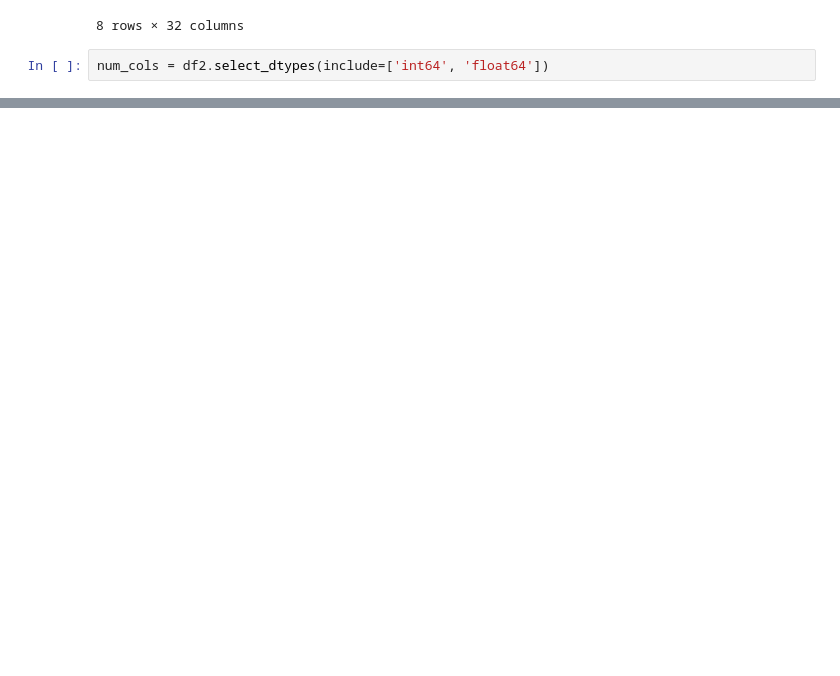
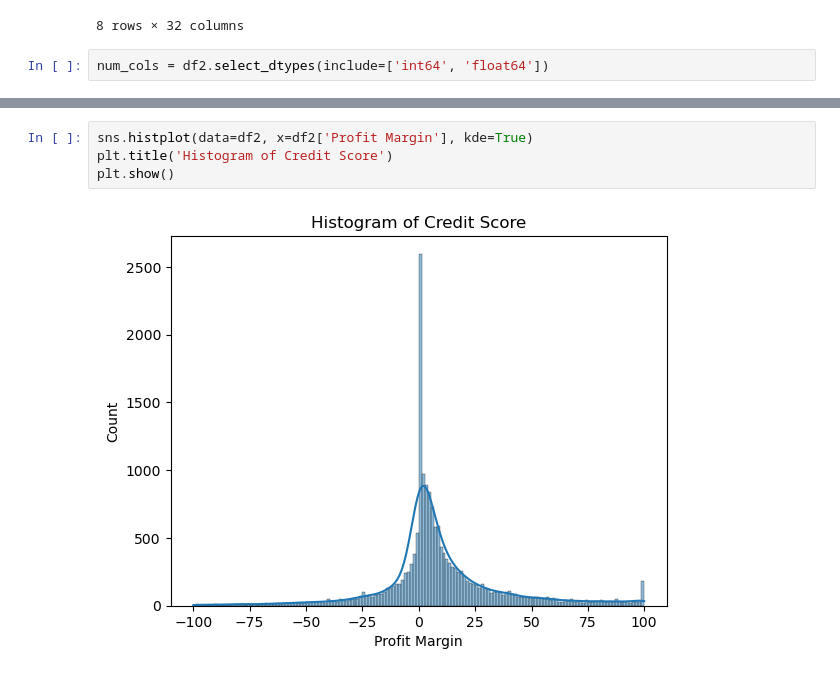
Before and after one commit to syedmohsindaniyalhaider/credit-risk-scoring, a Jupyter notebook: CRS.ipynb, the cells around one changed output, grey strips where cells are left out. Saved outputs shown, nothing was run; the diff lists cells and outputs as text; blank space fills up the shorter version.

Commit message:
fix: chart added

```diff
--- a/CRS.ipynb
+++ b/CRS.ipynb
@@ -423,2 +452,8 @@ plt.show()
+# %%
+sns.histplot(data=df2, x=df2['Profit Margin'], kde=True)
+plt.title('Histogram of Credit Score')
+plt.show()
+# %% [output]
+[figure, added]
 # %%
 df2["Credit limit"].describe()
```
Also changed, not shown: parts of 12 cells of this notebook.
